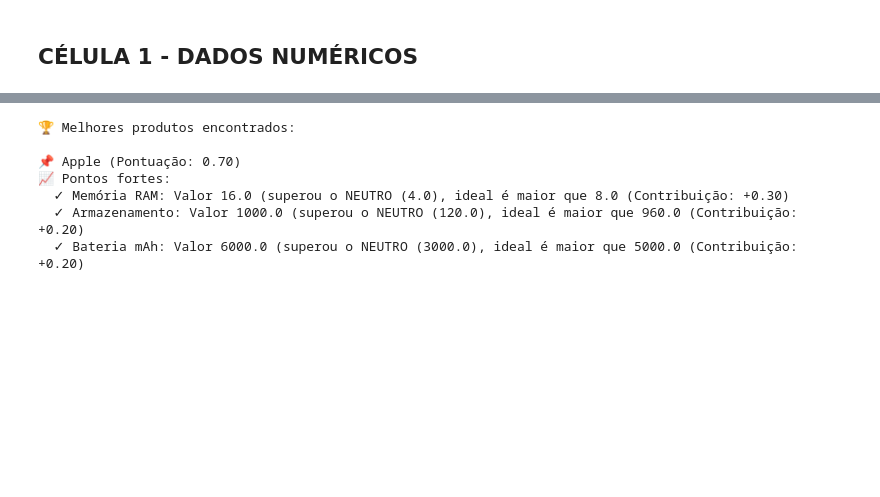
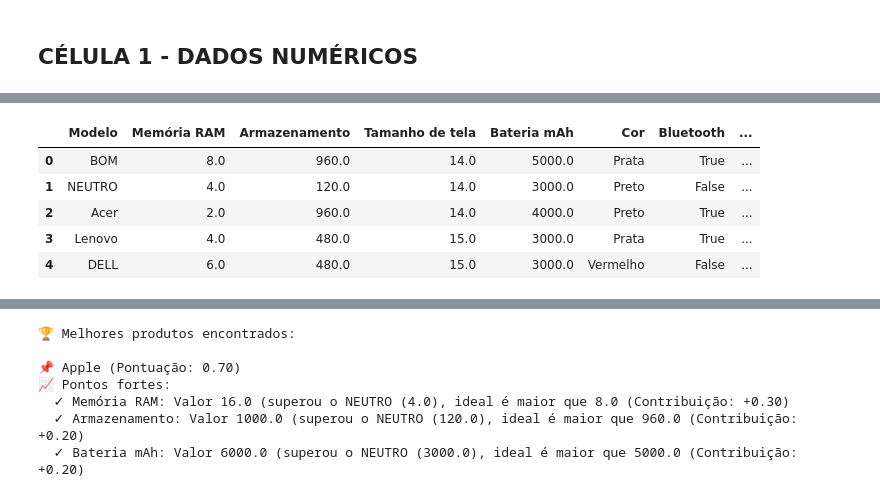
Before and after one commit to GianFadiga/MCDA_FS, a Jupyter notebook: mcda_py_test.ipynb, the cells around one changed output, grey strips where cells are left out. Cells and saved outputs as stored; diff of their text form; code cells hidden in the pictures; blank space fills up the shorter version.

```diff
--- a/mcda_py_test.ipynb
+++ b/mcda_py_test.ipynb
@@ -353,0 +452,9 @@ teste_df.head(10)
+# %%
+calculo_df.head()
+# %% [output]
+|  | Modelo | Memória RAM | Armazenamento | Tamanho de tela | Bateria mAh | Cor | Bluetooth | ... |
+| 0 | BOM | 8.0 | 960.0 | 14.0 | 5000.0 | Prata | True | ... |
+| 1 | NEUTRO | 4.0 | 120.0 | 14.0 | 3000.0 | Preto | False | ... |
+| 2 | Acer | 2.0 | 960.0 | 14.0 | 4000.0 | Preto | True | ... |
+| 3 | Lenovo | 4.0 | 480.0 | 15.0 | 3000.0 | Prata | True | ... |
+| 4 | DELL | 6.0 | 480.0 | 15.0 | 3000.0 | Vermelho | False | ... |
```
Also changed, not shown: parts of 5 cells of this notebook.
